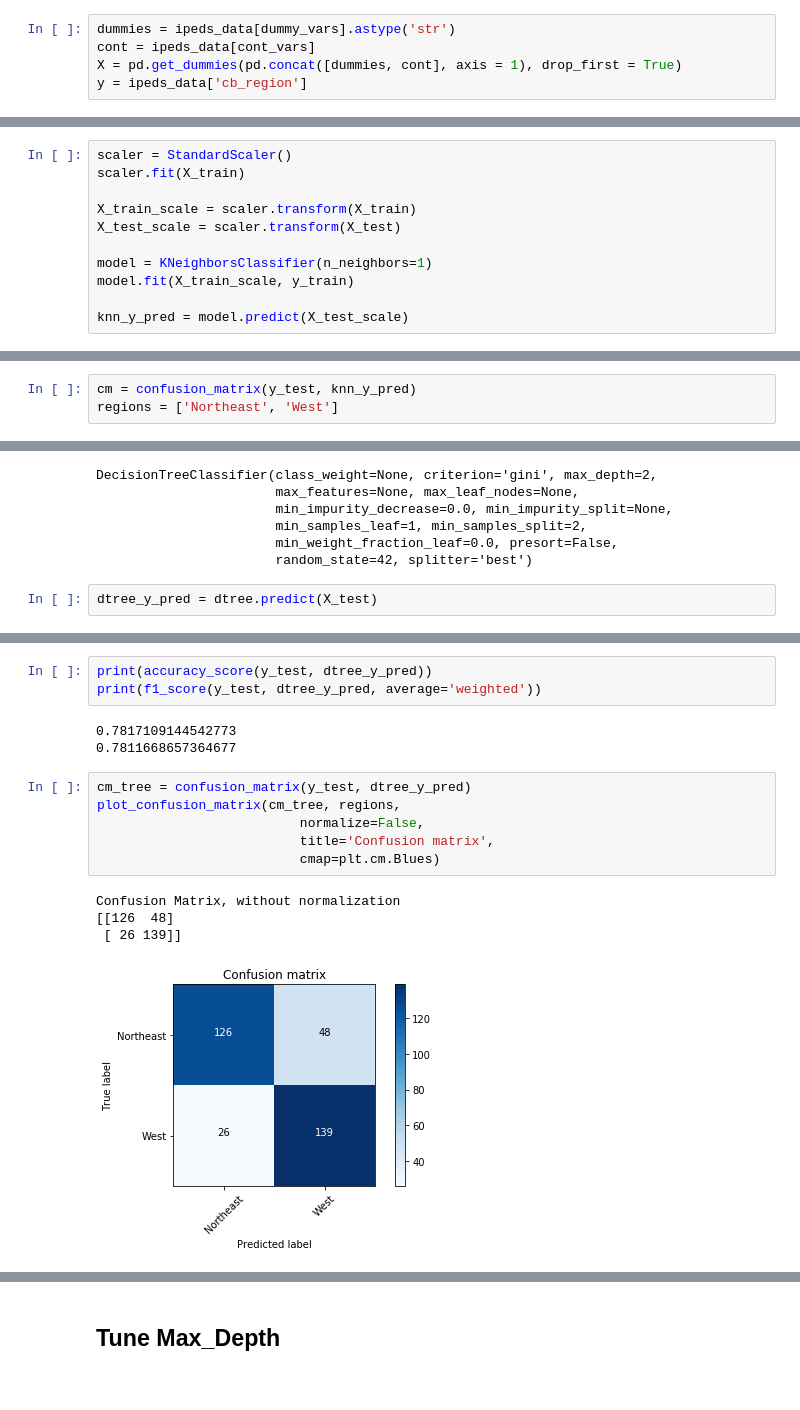
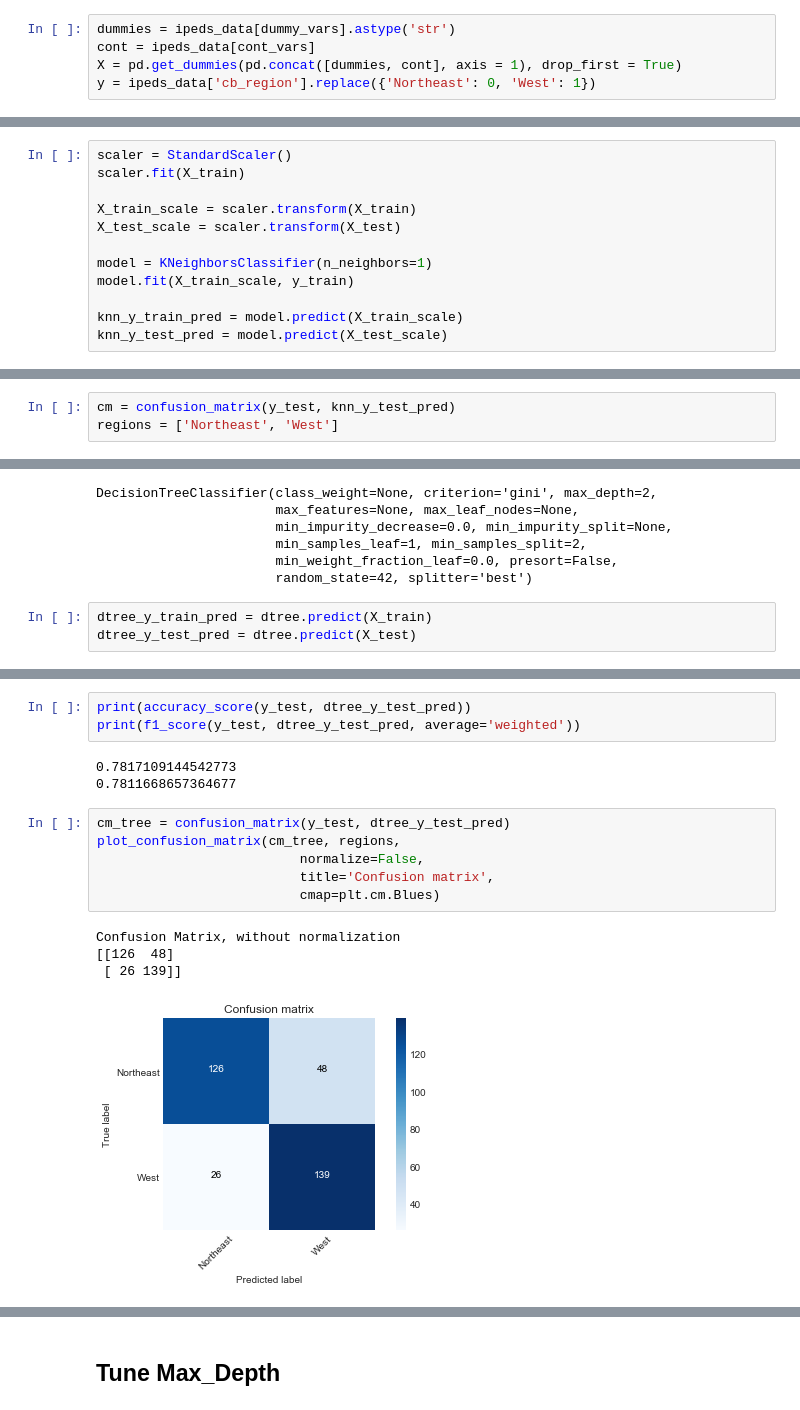
Before and after one commit to rweng18/education_data, a Jupyter notebook: 05_running_models.ipynb, the cells around one changed output, grey strips where cells are left out. Cells and saved outputs as stored; diff of their text form.

```diff
--- a/05_running_models.ipynb
+++ b/05_running_models.ipynb
@@ -74,7 +102,7 @@ cont_vars = ['headcount_blk_Total_prop', 'headcount_hsp_Total_prop',
 dummies = ipeds_data[dummy_vars].astype('str')
 cont = ipeds_data[cont_vars]
 X = pd.get_dummies(pd.concat([dummies, cont], axis = 1), drop_first = True)
-y = ipeds_data['cb_region']
+y = ipeds_data['cb_region'].replace({'Northeast': 0, 'West': 1})
 # %% [markdown]
 # Train, Test, Split
 # %%
@@ -109,7 +144,8 @@ X_test_scale = scaler.transform(X_test)
 model = KNeighborsClassifier(n_neighbors=1)
 model.fit(X_train_scale, y_train)
 
-knn_y_pred = model.predict(X_test_scale)
+knn_y_train_pred = model.predict(X_train_scale)
+knn_y_test_pred = model.predict(X_test_scale)
 # %%
 # F1 = 2 * (precision * recall) / (precision + recall)
 
@@ -117,7 +153,7 @@ f1_score(y_test, knn_y_pred, average='weighted')
 # %% [output]
 0.7846982482258335
 # %%
-cm = confusion_matrix(y_test, knn_y_pred)
+cm = confusion_matrix(y_test, knn_y_test_pred)
 regions = ['Northeast', 'West']
 # %%
 def plot_confusion_matrix(cm, classes,
@@ -257,7 +294,8 @@ DecisionTreeClassifier(class_weight=None, criterion='gini', max_depth=2,
                        min_weight_fraction_leaf=0.0, presort=False,
                        random_state=42, splitter='best')
 # %%
-dtree_y_pred = dtree.predict(X_test)
+dtree_y_train_pred = dtree.predict(X_train)
+dtree_y_test_pred = dtree.predict(X_test)
 # %%
 import numpy as np
 def plot_feature_importances(model):
@@ -274,18 +312,18 @@ plot_feature_importances(dtree.fit(X_train, y_train))
 # %%
-print(accuracy_score(y_test, dtree_y_pred))
-print(f1_score(y_test, dtree_y_pred, average='weighted'))
+print(accuracy_score(y_test, dtree_y_test_pred))
+print(f1_score(y_test, dtree_y_test_pred, average='weighted'))
 # %% [output]
 0.7817109144542773
 0.7811668657364677
 # %%
-cm_tree = confusion_matrix(y_test, dtree_y_pred)
+cm_tree = confusion_matrix(y_test, dtree_y_test_pred)
 plot_confusion_matrix(cm_tree, regions,
                           normalize=False,
                           title='Confusion matrix',
                           cmap=plt.cm.Blues)
 # %% [output]
 Confusion Matrix, without normalization
 [[126  48]
  [ 26 139]]
-[figure, old version]
+[figure, new version]
 # %%
```
Also changed, not shown: parts of 86 cells of this notebook, 35 other files.
